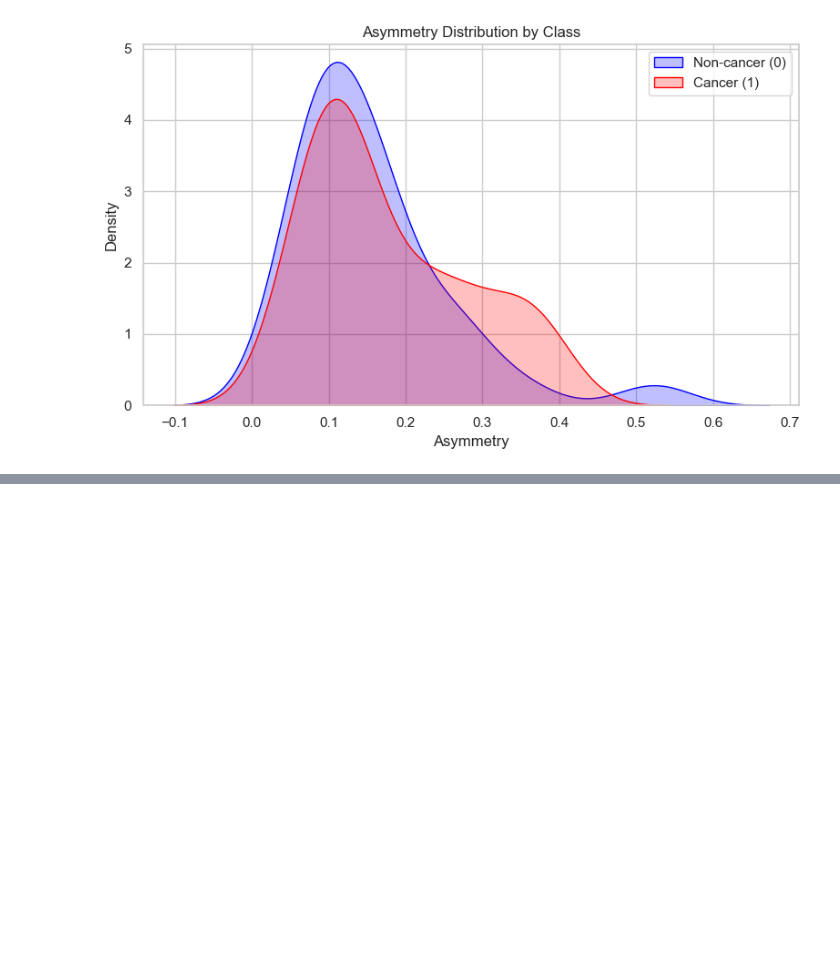
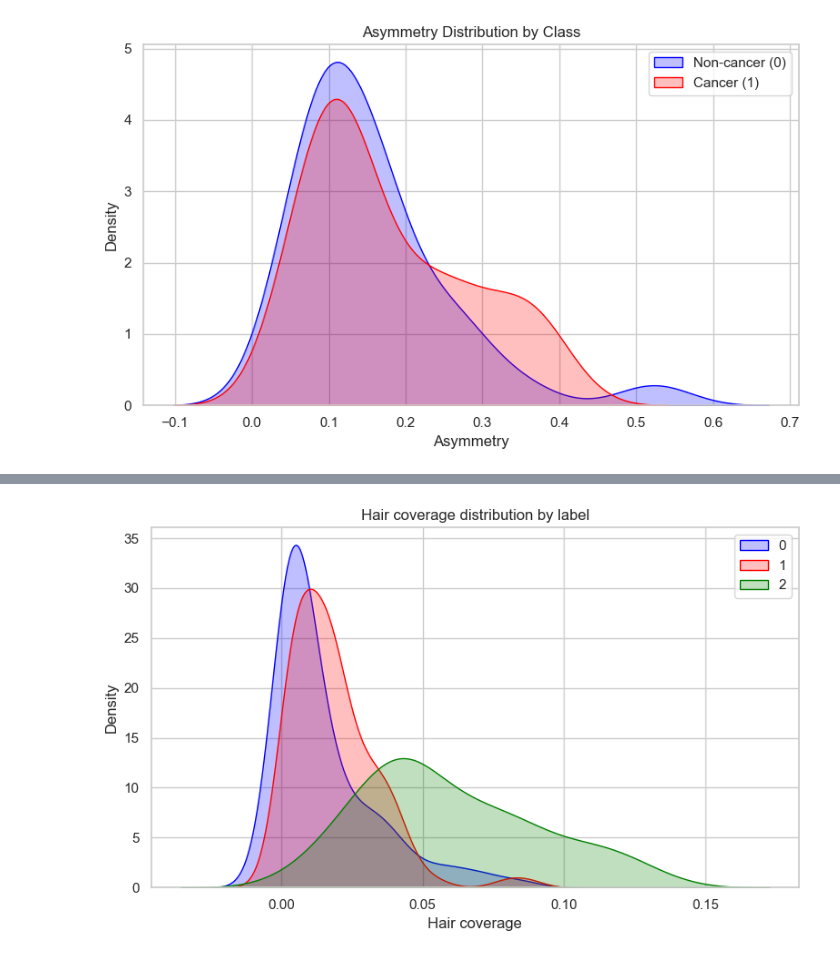
Before and after one commit to chamiyeah/2025-FYP-groupPenguins, a Jupyter notebook: feature_analysis.ipynb, the cells around one changed output, grey strips where cells are left out. Saved outputs shown, nothing was run; the diff lists cells and outputs as text; code cells hidden in the pictures; blank space fills up the shorter version.

Commit message:
added hari coverage feature extraction code

```diff
--- a/feature_analysis.ipynb
+++ b/feature_analysis.ipynb
@@ -281,0 +329,27 @@ plt.show()
+# %%
+import cv2
+import os
+import pandas as pd
+import numpy as np
+
+image_dir = './data/skin_images/train_hair/'
+data2 = pd.read_csv('hair_annotations.csv')
+#create one label for an image (0,1,2), take the most frequent rating accross annotators
+data2['gt_label'] = data2[['Rating_1', 'Rating_2', 'Rating_3', 'Rating_4', 'Rating_5']].mode(axis=1)[0]
+#correction
+data2['File_ID'] = data2['File_ID'].str.replace('.png', '', regex=False)
+#data['gt_label'] = data['gt_label'].replace(0, 1)
+
+data2['coverage'] = None
+
+for idx, row in data2.iterrows():
+    img_id = row['File_ID']
+    image_path = os.path.join(image_dir, img_id + '.png')
+
+    if os.path.exists(image_path):
+        coverage = hair_coverage(image_path, False)
+        data2.at[idx, 'coverage'] = coverage
+    else:
+        print(f"Image not found: {image_path}")
+
+data2.head(15)
@@ -281,0 +373,19 @@ plt.show()
+# %%
+import seaborn as sns
+import matplotlib.pyplot as plt
+
+# Assuming your DataFrame is called 'data' with columns 'compactness' and 'diagnostic'
+plt.figure(figsize=(8, 5))
+sns.kdeplot(data=data2[data2['gt_label'] == 0], x='coverage', label='0', fill=True, color='blue')
+sns.kdeplot(data=data2[data2['gt_label'] == 1], x='coverage', label='1', fill=True, color='red')
+sns.kdeplot(data=data2[data2['gt_label'] == 2], x='coverage', label='2', fill=True, color='green')
+
+
+plt.title('Hair coverage distribution by label')
+plt.xlabel('Hair coverage')
+plt.ylabel('Density')
+plt.legend()
+plt.tight_layout()
+plt.show()
+# %% [output]
+[figure, added]
```
Also changed, not shown: parts of 11 cells of this notebook, 2 other files.
